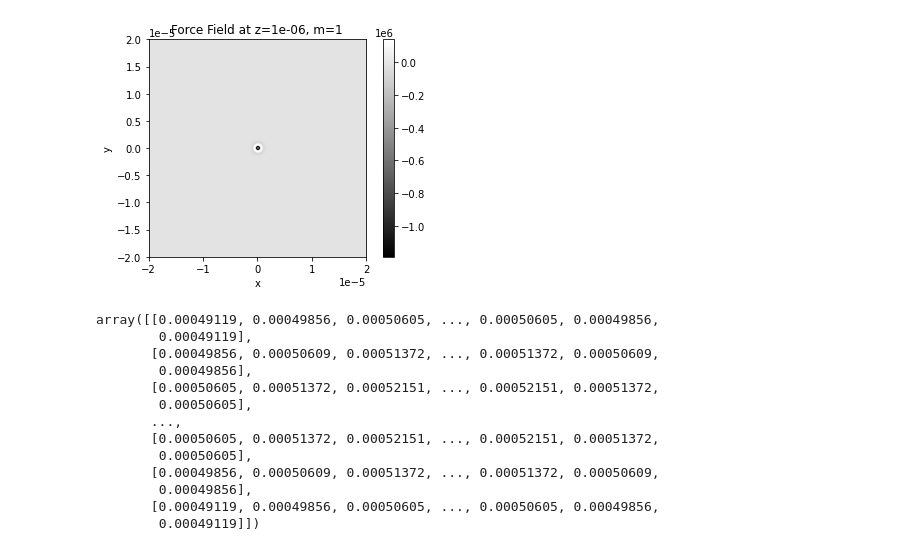
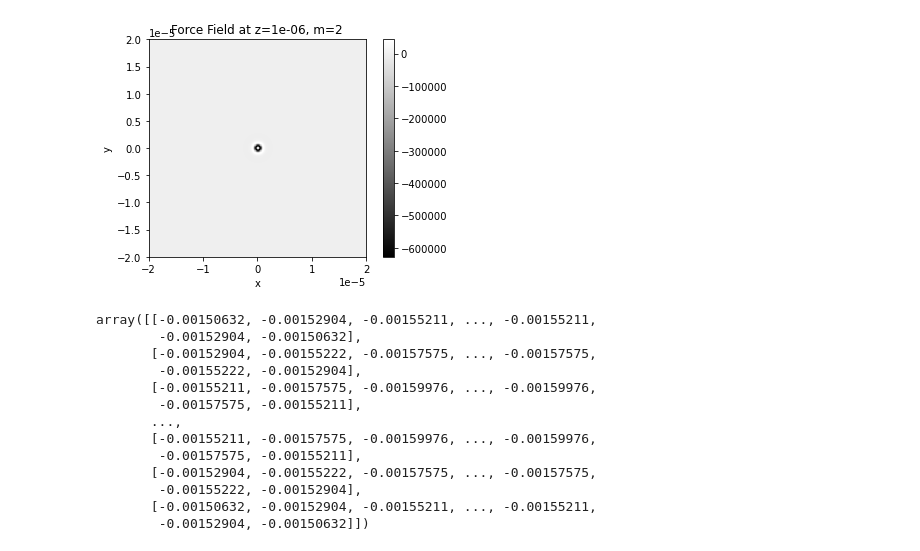
Before and after one commit to jabacousnac/Grier-Lab-Code, a Jupyter notebook: Higher_order_bessel_beam_force_field.ipynb, the cells around one changed output. Saved outputs shown, nothing was run; the diff lists cells and outputs as text; code cells hidden in the pictures.

```diff
--- a/Higher_order_bessel_beam_force_field.ipynb
+++ b/Higher_order_bessel_beam_force_field.ipynb
@@ -59,19 +58,19 @@ def cmap(m,z):
     plt.show()
     return force_array
 # %%
-cmap(1,1*10**-6)
+cmap(2,1*10**-6)
 # %% [output]
-[figure, old version]
+[figure, new version]
-array([[0.00049119, 0.00049856, 0.00050605, ..., 0.00050605, 0.00049856,
-        0.00049119],
-       [0.00049856, 0.00050609, 0.00051372, ..., 0.00051372, 0.00050609,
-        0.00049856],
-       [0.00050605, 0.00051372, 0.00052151, ..., 0.00052151, 0.00051372,
-        0.00050605],
+array([[-0.00150632, -0.00152904, -0.00155211, ..., -0.00155211,
+        -0.00152904, -0.00150632],
+       [-0.00152904, -0.00155222, -0.00157575, ..., -0.00157575,
+        -0.00155222, -0.00152904],
+       [-0.00155211, -0.00157575, -0.00159976, ..., -0.00159976,
+        -0.00157575, -0.00155211],
        ...,
-       [0.00050605, 0.00051372, 0.00052151, ..., 0.00052151, 0.00051372,
-        0.00050605],
-       [0.00049856, 0.00050609, 0.00051372, ..., 0.00051372, 0.00050609,
-        0.00049856],
-       [0.00049119, 0.00049856, 0.00050605, ..., 0.00050605, 0.00049856,
-        0.00049119]])
+       [-0.00155211, -0.00157575, -0.00159976, ..., -0.00159976,
+        -0.00157575, -0.00155211],
+       [-0.00152904, -0.00155222, -0.00157575, ..., -0.00157575,
+        -0.00155222, -0.00152904],
+       [-0.00150632, -0.00152904, -0.00155211, ..., -0.00155211,
+        -0.00152904, -0.00150632]])
```
Also changed, not shown: parts of 8 cells of this notebook, 1 other file.
